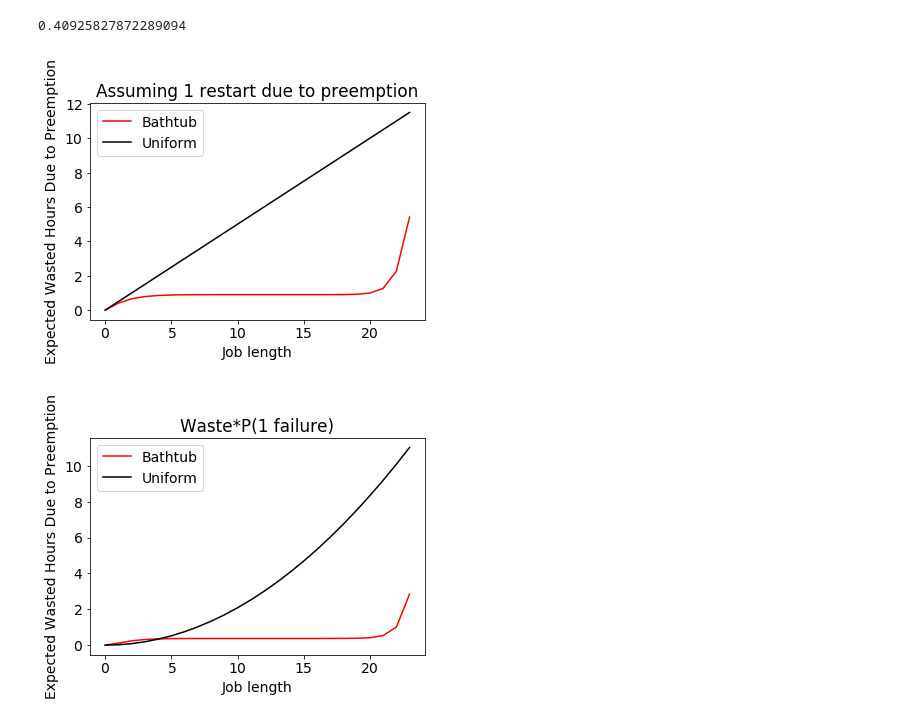
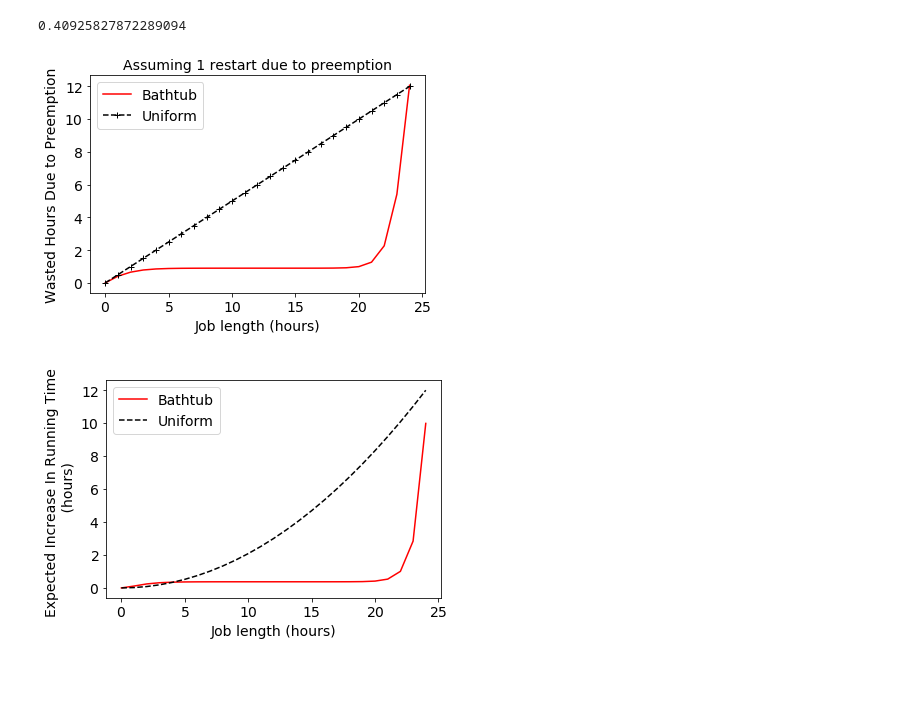
Before and after one commit to prateek-s/scispot, a Jupyter notebook: code/sched-sim.ipynb, the cells around one changed output. Saved outputs shown, nothing was run; the diff lists cells and outputs as text; code cells hidden in the pictures; blank space fills up the shorter version.

```diff
--- a/code/sched-sim.ipynb
+++ b/code/sched-sim.ipynb
@@ -127,22 +127,22 @@ wasted_SJK(1)
 # %% [output]
 0.40925827872289094
 # %%
-plt.plot([wasted_SJK(jlen) for jlen in range(0,24)], label="Bathtub", color='r')
-plt.plot([wasted_UNIFORM(jlen) for jlen in range(0,24)], label="Uniform", color='k')
+plt.plot([wasted_SJK(jlen) for jlen in range(0,25)], label="Bathtub", color='r')
+plt.plot([wasted_UNIFORM(jlen) for jlen in range(0,25)], label="Uniform", ls='--', marker='+',  color='k')
 plt.legend()
-plt.xlabel("Job length")
-plt.ylabel("Expected Wasted Hours Due to Preemption")
-plt.title("Assuming 1 restart due to preemption")
+plt.xlabel("Job length (hours)")
+plt.ylabel("Wasted Hours Due to Preemption")
+plt.title("Assuming 1 restart due to preemption", fontsize=14)
 plt.savefig("../graphs/uniform-v-bathtub.pdf", bbox_inches='tight')
 # %% [output]
-[figure, old version]
+[figure, new version]
 # %%
-plt.plot([wasted_SJK(jlen)*job_fail_prob_SJK(jlen, 0) for jlen in range(0,24)], label="Bathtub", color='r')
-plt.plot([wasted_UNIFORM(jlen)*job_fail_prob_UNIFORM(jlen,0) for jlen in range(0,24)], label="Uniform", color='k')
+plt.plot([wasted_SJK(jlen)*job_fail_prob_SJK(jlen, 0) for jlen in range(0,25)], label="Bathtub", color='r')
+plt.plot([wasted_UNIFORM(jlen)*job_fail_prob_UNIFORM(jlen,0) for jlen in range(0,25)], ls='--', label="Uniform", color='k')
 plt.legend()
-plt.xlabel("Job length")
-plt.ylabel("Expected Wasted Hours Due to Preemption")
-plt.title("Waste*P(1 failure)")
+plt.xlabel("Job length (hours)")
+plt.ylabel("Expected Increase In Running Time \n (hours)")
+#plt.title("Waste*P(1 failure)")
 plt.savefig("../graphs/uniform-v-bathtub-2.pdf", bbox_inches='tight')
 # %% [output]
-[figure, old version]
+[figure, new version]
```
Also changed, not shown: parts of 2 cells of this notebook, 12 other files.
